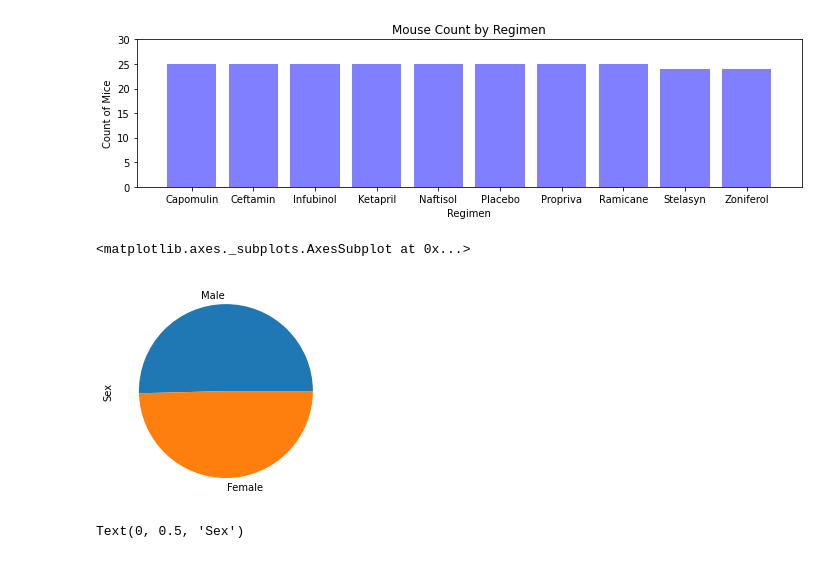
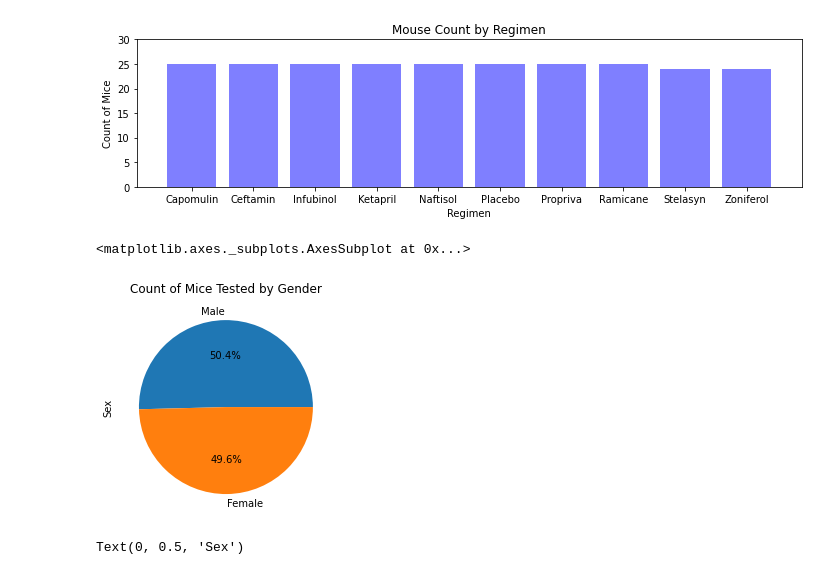
Before and after one commit to Leonardo-Urrutia/matplotlib-challenge, a Jupyter notebook: pymaceuticals.ipynb, the cells around one changed output. Drawn from its saved outputs; the diff is of its cells as text; code cells hidden in the pictures.

```diff
--- a/pymaceuticals.ipynb
+++ b/pymaceuticals.ipynb
@@ -154,10 +183,10 @@ plt.tight_layout()
 # %%
 # Generate a pie plot showing the distribution of female versus male mice using pandas
 mouseGender = uniqueMice_df["Sex"].value_counts()
-mouseGender.plot(kind="pie")
+mouseGender.plot(kind="pie", title="Count of Mice Tested by Gender", autopct="%1.1f%%")
 # %% [output]
 <matplotlib.axes._subplots.AxesSubplot at 0x...>
-[figure, old version]
+[figure, new version]
 # %%
 # Generate a pie plot showing the distribution of female versus male mice using pyplot
 plt.pie(mouseGender, labels= ["Male", "Female"], shadow = True, autopct="%1.1f%%")
```
Also changed, not shown: parts of 6 cells of this notebook.
